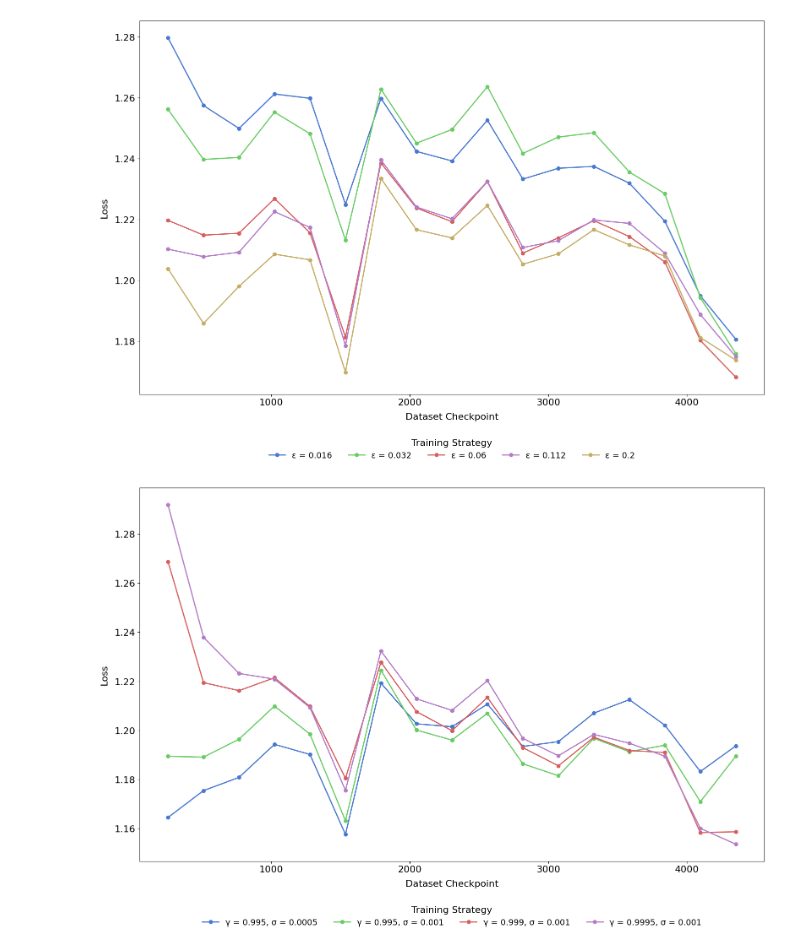
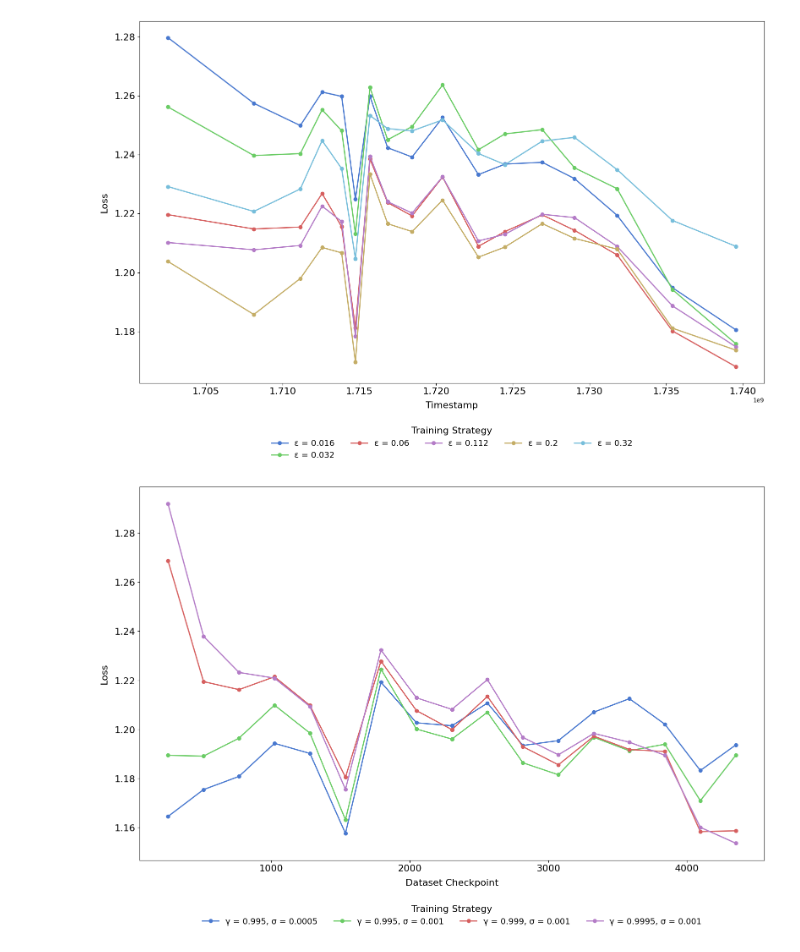
Before and after one commit to connorchenn/p2l, a Jupyter notebook: p2l/online_training/chorno_val.ipynb, the cells around one changed output. Drawn from its saved outputs; the diff is of its cells as text; code cells hidden in the pictures.

```diff
--- a/p2l/online_training/chorno_val.ipynb
+++ b/p2l/online_training/chorno_val.ipynb
@@ -17,3 +21,6 @@ from visualize_eval import *
+# %%
+with open('timestamps/val_timestamps.json', 'r') as file:
+    timestamps = json.load(file)
 # %%
 def plot_training_strategies_comparison(paths_with_labels, title='Comparison of Training Strategies on Chronological Val Data', ncols = 4):
     plt.style.use('seaborn-v0_8-muted')
@@ -23,10 +30,8 @@ def plot_training_strategies_comparison(paths_with_labels, title='Comparison of
         with open(path, 'r') as file:
             data = json.load(file)
 
-        # Convert string keys to integers
         data_int = {int(k): {int(inner_k): v for inner_k, v in inner_dict.items()} for k, inner_dict in data.items()}
 
-        # Get last model checkpoint key
         last_model_cp = max(data_int.keys())
         if last_model_cp not in data_int:
             continue
@@ -34,10 +39,12 @@ def plot_training_strategies_comparison(paths_with_labels, title='Comparison of
         performance = data_int[last_model_cp]
         performance_series = pd.Series(performance).sort_index()
 
+        x_vals = [pd.to_datetime(timestamps[str(val)]['end_tstamp'], unit='s') for val in performance_series.index]
+
         linestyle = '--' if 'Shuffled Training (Oracle)' in label else '-'
 
         ax.plot(
-            performance_series.index,
+            x_vals,
             performance_series.values,
             marker='o',
             linewidth=2,
@@ -45,13 +52,11 @@ def plot_training_strategies_comparison(paths_with_labels, title='Comparison of
             label=label
         )
 
-    ax.set_xlabel('Dataset Checkpoint', fontsize=16, labelpad=10)
+    ax.set_xlabel('Timestamp', fontsize=16, labelpad=10)
     ax.set_ylabel('Loss', fontsize=16, labelpad=10)
-    #ax.set_title(title, fontsize=18, weight='bold', pad=15)
-    #ax.grid(True, linestyle='--', linewidth=0.5, alpha=0.6)
+
     ax.tick_params(axis='both', which='major', labelsize=16)
 
-    # Legend below the plot
 
     ax.legend(
         loc='upper center',
@@ -68,17 +73,18 @@ def plot_training_strategies_comparison(paths_with_labels, title='Comparison of
 # %%
 plot_training_strategies_comparison(
     paths_with_labels= [
         ('checkpoint_results2/loss/output_eps_0.016.json', 'ε = 0.016'),
         ('checkpoint_results2/loss/output_eps_0.032.json', 'ε = 0.032'),
         ('checkpoint_results2/loss/output_eps_0.06.json', 'ε = 0.06'),
         ('checkpoint_results2/loss/output_eps_0.112.json', 'ε = 0.112'),
         ('checkpoint_results2/loss/output_eps_0.2.json', 'ε = 0.2'),
+        ('checkpoint_results2/loss/output_eps_0.32.json', 'ε = 0.32'),
     ],
     title = 'Comparison of Replay Buffer Performance on Chronological Validation Data',
     ncols = 5
 )
 # %% [output]
-[figure, old version]
+[figure, new version]
 # %%
 plot_training_strategies_comparison(
     paths_with_labels= [
```
Also changed, not shown: parts of 5 cells of this notebook.
